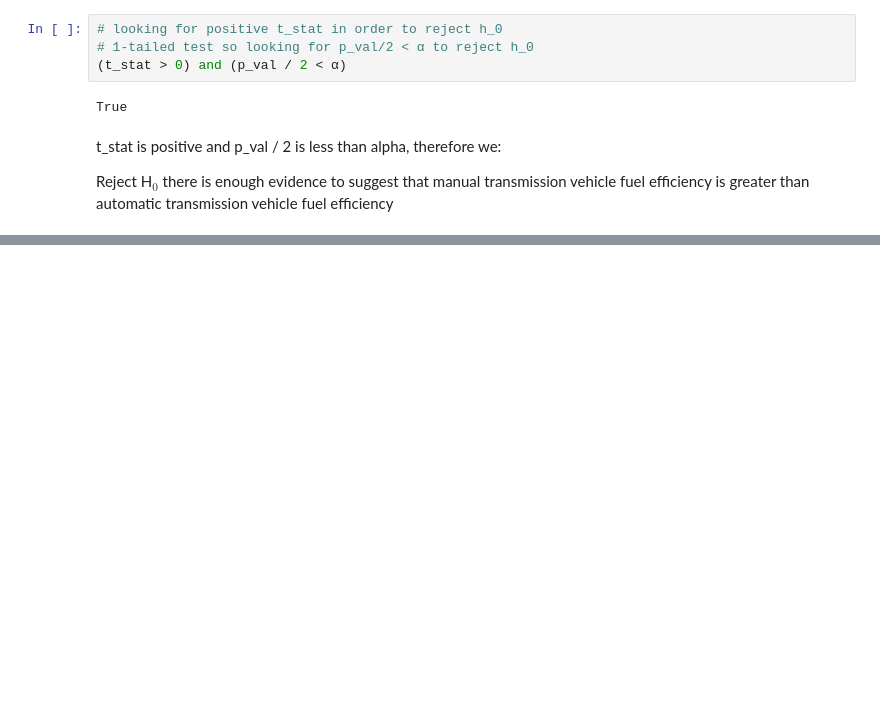
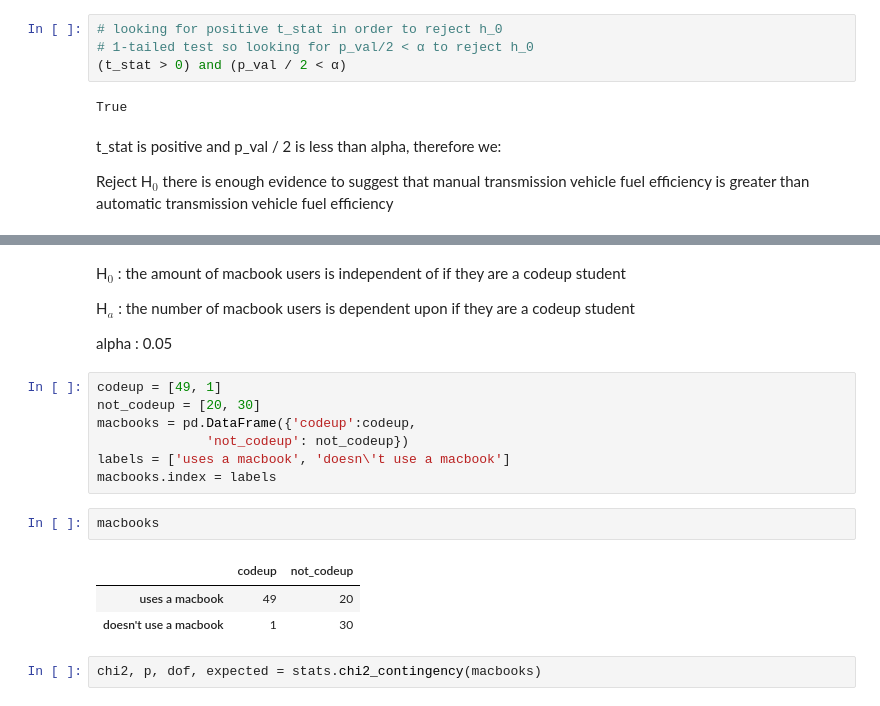
Before and after one commit to Adam-Harris87/statistics-exercises, a Jupyter notebook: hypothesis_testing.ipynb, the cells around one changed output, grey strips where cells are left out. Drawn from its saved outputs; the diff is of its cells as text; blank space fills up the shorter version.

```diff
--- a/hypothesis_testing.ipynb
+++ b/hypothesis_testing.ipynb
@@ -768,0 +809,21 @@ plt.show()
+# %% [markdown]
+H$_0$ : the amount of macbook users is independent of if they are a codeup student
+
+H$_a$ : the number of macbook users is dependent upon if they are a codeup student
+
+alpha : 0.05
+# %%
+codeup = [49, 1]
+not_codeup = [20, 30]
+macbooks = pd.DataFrame({'codeup':codeup,
+              'not_codeup': not_codeup})
+labels = ['uses a macbook', 'doesn\'t use a macbook']
+macbooks.index = labels
+# %%
+macbooks
+# %% [output]
+|  | codeup | not_codeup |
+| uses a macbook | 49 | 20 |
+| doesn't use a macbook | 1 | 30 |
+# %%
+chi2, p, dof, expected = stats.chi2_contingency(macbooks)
```
Also changed, not shown: parts of 115 cells of this notebook.
